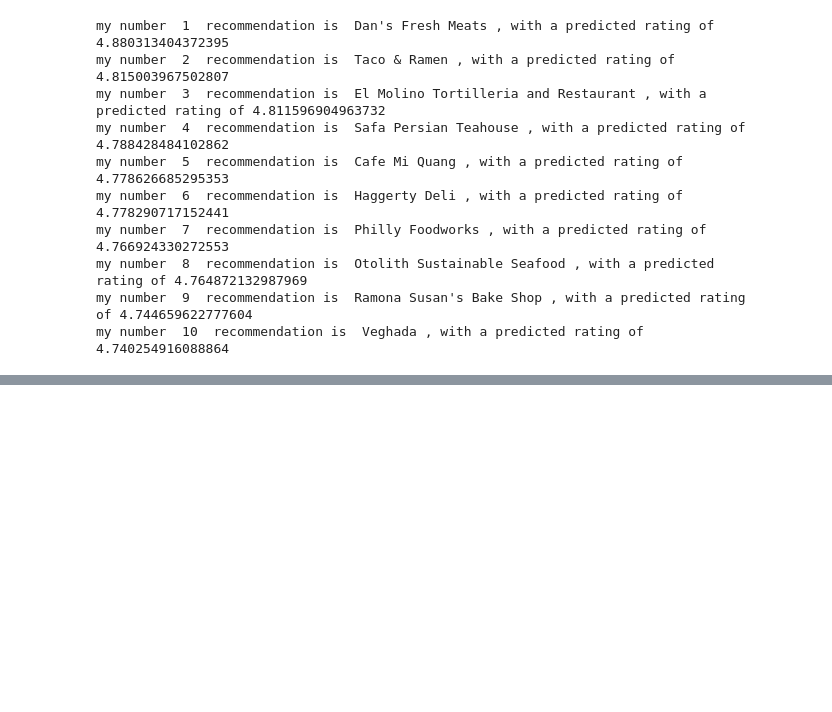
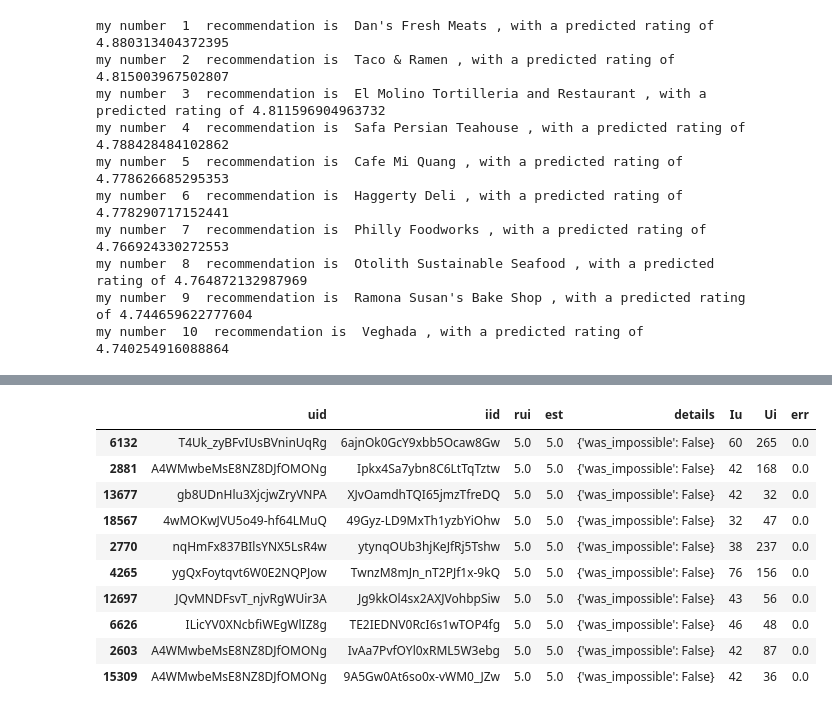
Before and after one commit to UmaTheDataScientist/Restaurant-Recommender-System, a Jupyter notebook: code/Recommendation_System.ipynb, the cells around one changed output, grey strips where cells are left out. Drawn from its saved outputs; the diff is of its cells as text; code cells hidden in the pictures; blank space fills up the shorter version.

```diff
--- a/code/Recommendation_System.ipynb
+++ b/code/Recommendation_System.ipynb
@@ -460,0 +616,5 @@ my number  10  recommendation is  Veghada , with a predicted rating of 4.7402549
+# %%
+trainset, testset = train_test_split(data, test_size=0.25)
+algo = BaselineOnly(bsl_options=bsl_options)
+predictions = algo.fit(trainset).test(testset)
+accuracy.rmse(predictions)
@@ -460,0 +625,3 @@ my number  10  recommendation is  Veghada , with a predicted rating of 4.7402549
+# %%
+trainset = algo.trainset
+print(algo.__class__.__name__)
@@ -460,0 +630,29 @@ my number  10  recommendation is  Veghada , with a predicted rating of 4.7402549
+# %%
+def get_Iu(uid):
+    """ return the number of items rated by given user
+    args:
+      uid: the id of the user
+    returns:
+      the number of items rated by the user
+    """
+    try:
+        return len(trainset.ur[trainset.to_inner_uid(uid)])
+    except ValueError: # user was not part of the trainset
+        return 0
+
+def get_Ui(iid):
+    """ return number of users that have rated given item
+    args:
+      iid: the raw id of the item
+    returns:
+      the number of users that have rated the item.
+    """
+    try:
+        return len(trainset.ir[trainset.to_inner_iid(iid)])
+    except ValueError:
+        return 0
+
+df = pd.DataFrame(predictions, columns=['uid', 'iid', 'rui', 'est', 'details'])
+df['Iu'] = df.uid.apply(get_Iu)
+df['Ui'] = df.iid.apply(get_Ui)
+df['err'] = abs(df.est - df.rui)
@@ -460,0 +668,17 @@ my number  10  recommendation is  Veghada , with a predicted rating of 4.7402549
+# %%
+best_predictions = df.sort_values(by='err')[:10]
+worst_predictions = df.sort_values(by='err')[-10:]
+# %%
+best_predictions
+# %% [output]
+|  | uid | iid | rui | est | details | Iu | Ui | err |
+| 6132 | T4Uk_zyBFvIUsBVninUqRg | 6ajnOk0GcY9xbb5Ocaw8Gw | 5.0 | 5.0 | {'was_impossible': False} | 60 | 265 | 0.0 |
+| 2881 | A4WMwbeMsE8NZ8DJfOMONg | Ipkx4Sa7ybn8C6LtTqTztw | 5.0 | 5.0 | {'was_impossible': False} | 42 | 168 | 0.0 |
+| 13677 | gb8UDnHlu3XjcjwZryVNPA | XJvOamdhTQI65jmzTfreDQ | 5.0 | 5.0 | {'was_impossible': False} | 42 | 32 | 0.0 |
+| 18567 | 4wMOKwJVU5o49-hf64LMuQ | 49Gyz-LD9MxTh1yzbYiOhw | 5.0 | 5.0 | {'was_impossible': False} | 32 | 47 | 0.0 |
+| 2770 | nqHmFx837BIlsYNX5LsR4w | ytynqOUb3hjKeJfRj5Tshw | 5.0 | 5.0 | {'was_impossible': False} | 38 | 237 | 0.0 |
+| 4265 | ygQxFoytqvt6W0E2NQPJow | TwnzM8mJn_nT2PJf1x-9kQ | 5.0 | 5.0 | {'was_impossible': False} | 76 | 156 | 0.0 |
+| 12697 | JQvMNDFsvT_njvRgWUir3A | Jg9kkOl4sx2AXJVohbpSiw | 5.0 | 5.0 | {'was_impossible': False} | 43 | 56 | 0.0 |
+| 6626 | ILicYV0XNcbfiWEgWlIZ8g | TE2IEDNV0RcI6s1wTOP4fg | 5.0 | 5.0 | {'was_impossible': False} | 46 | 48 | 0.0 |
+| 2603 | A4WMwbeMsE8NZ8DJfOMONg | IvAa7PvfOYl0xRML5W3ebg | 5.0 | 5.0 | {'was_impossible': False} | 42 | 87 | 0.0 |
+| 15309 | A4WMwbeMsE8NZ8DJfOMONg | 9A5Gw0At6so0x-vWM0_JZw | 5.0 | 5.0 | {'was_impossible': False} | 42 | 36 | 0.0 |
```
Also changed, not shown: parts of 42 cells of this notebook, 6 other files.
